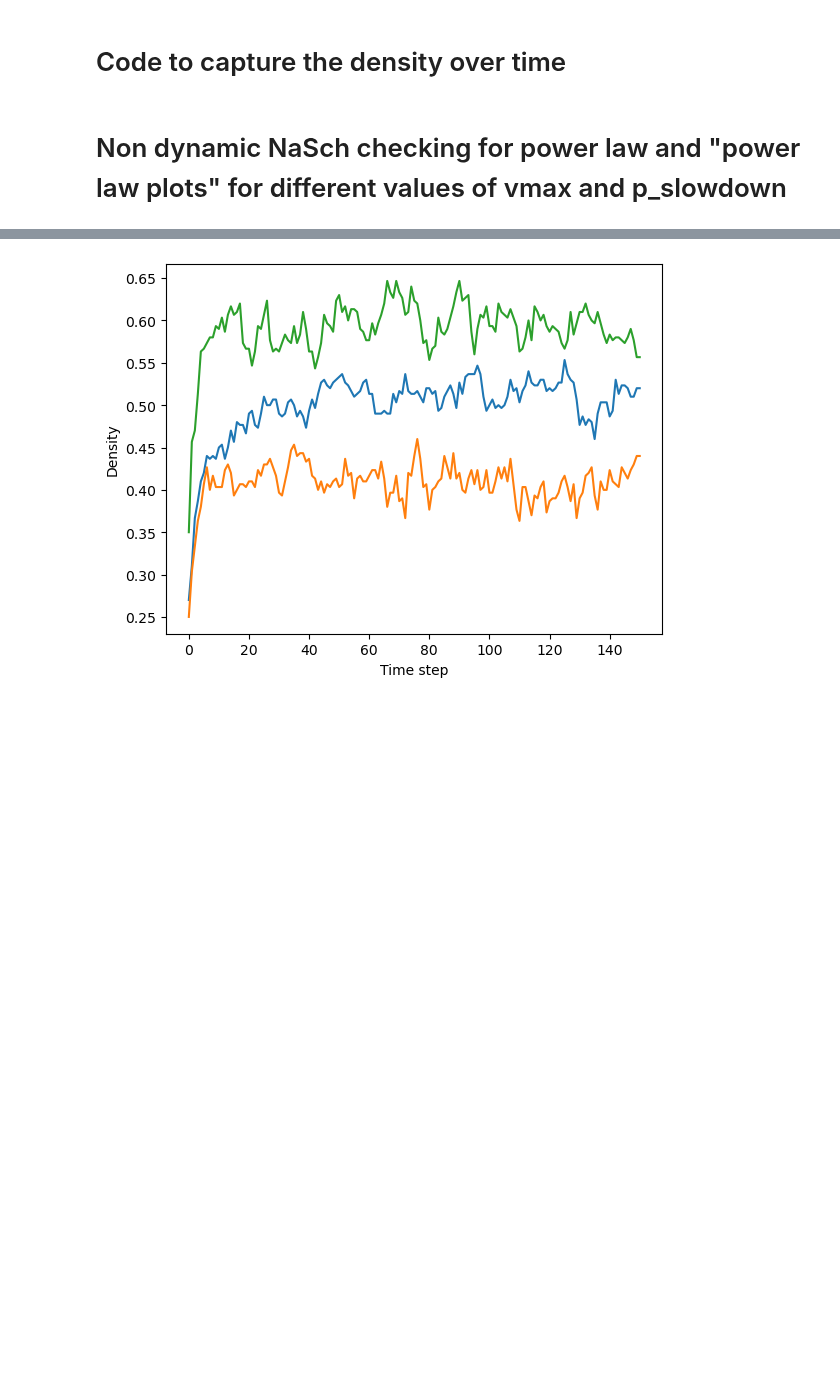
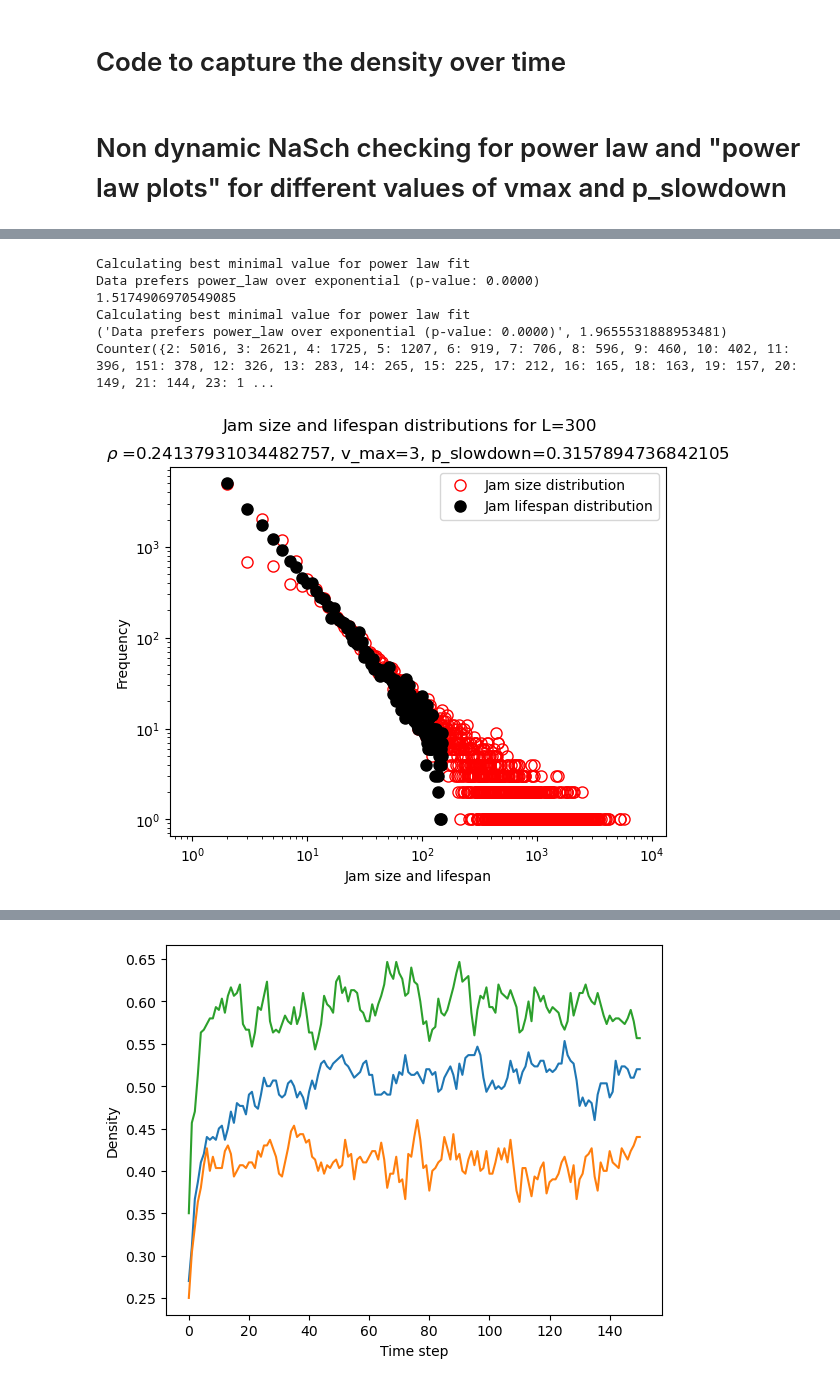
Before and after one commit to ThomasTenDamme/CSS-Group1, a Jupyter notebook: caros_notebook.ipynb, the cells around one changed output, grey strips where cells are left out. Drawn from its saved outputs; the diff is of its cells as text; code cells hidden in the pictures; blank space fills up the shorter version.

```diff
--- a/caros_notebook.ipynb
+++ b/caros_notebook.ipynb
@@ -309 +352,61 @@ Power-law distribution
+# %%
+import sys
+sys.setrecursionlimit(10000)
+
+#Critical densities for p_slowdown and vmax
+#0.3157894736842105,3,"[0.20689655172413793, 0.20689655172413793, 0.27586206896551724, 0.27586206896551724, 0.24137931034482757]
+
+p = 0.8 #0.24137931034482757
+L = 300
+T = int(L/2)
+n = 50
+
+# NaSch parameters
+p_slowdown = 0.3157894736842105
+v_max = 3
+
+# Dynamic parameters
+neighbourhood_size = 3
+entry_chance = 0.01
+exit_chance = 0.01
+
+current_state = initial_state_nasch(L=L, p=p, v_max=v_max)
+
+evolution = nasch_step(current_state, v_max=v_max, p_slowdown=p_slowdown,
+                       dynamic_model=False, neighbourhood_size=neighbourhood_size,
+                       entry_chance=entry_chance, exit_chance=exit_chance)
+
+lifespan_counter, jam_size_counter, evolutions = run_model_stochastic(p, L, T, n, v_max=v_max, p_slowdown = p_slowdown,
+                                                                      return_evolutions=True, dynamic_model=False, neighbourhood_size=neighbourhood_size,
+                                                                      entry_chance=entry_chance, exit_chance=exit_chance)
+
+
+def power(x,b):
+    return x**(-b)
+
+result, exponent = analyze_powerlaw_distribution(list(jam_size_counter.elements()))
+print(result) #print result of power law test
+print(exponent)
+esult_lifespan_test = analyze_powerlaw_distribution(list(lifespan_counter.elements()))
+print(result_lifespan_test) #print result of power law test
+print(lifespan_counter)
+
+plt.loglog(range(1, int(max(jam_size_counter.keys()))), [jam_size_counter[i] for i in range(1, int(max(jam_size_counter.keys())))], 'o', markerfacecolor='none', markeredgecolor='red', markersize=8)
+plt.loglog(range(1, int(max(lifespan_counter.keys()))), [lifespan_counter[i] for i in range(1, int(max(lifespan_counter.keys())))], 'o', color='black', markersize=8)
+#line to plot the critical exponent line in the plot
+#plt.loglog(range(1, int(max(jam_size_counter.keys()))), power(range(1, int(max(jam_size_counter.keys()))), exponent), '--')
+plt.legend(['Jam size distribution', 'Jam lifespan distribution'])
+plt.title('$\\rho$ =0.24137931034482757, v_max=3, p_slowdown=0.3157894736842105')
+plt.xlabel('Jam size and lifespan')
+plt.ylabel('Frequency')
+plt.suptitle('Jam size and lifespan distributions for L=300')
+plt.show()
+# %% [output]
+Calculating best minimal value for power law fit
+Data prefers power_law over exponential (p-value: 0.0000)
+1.5174906970549085
+Calculating best minimal value for power law fit
+('Data prefers power_law over exponential (p-value: 0.0000)', 1.9655531888953481)
+Counter({2: 5016, 3: 2621, 4: 1725, 5: 1207, 6: 919, 7: 706, 8: 596, 9: 460, 10: 402, 11: 396, 151: 378, 12: 326, 13: 283, 14: 265, 15: 225, 17: 212, 16: 165, 18: 163, 19: 157, 20: 149, 21: 144, 23: 1 ...
+[figure, added]
 # %%
```
Also changed, not shown: parts of 8 cells of this notebook.
